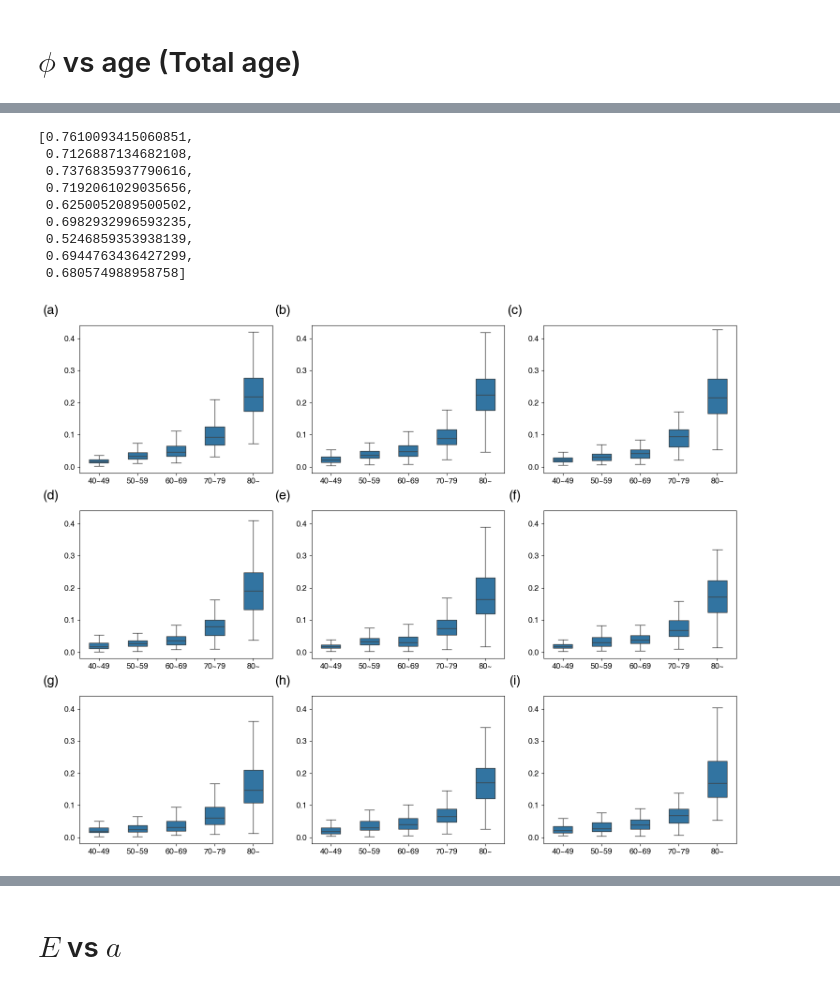
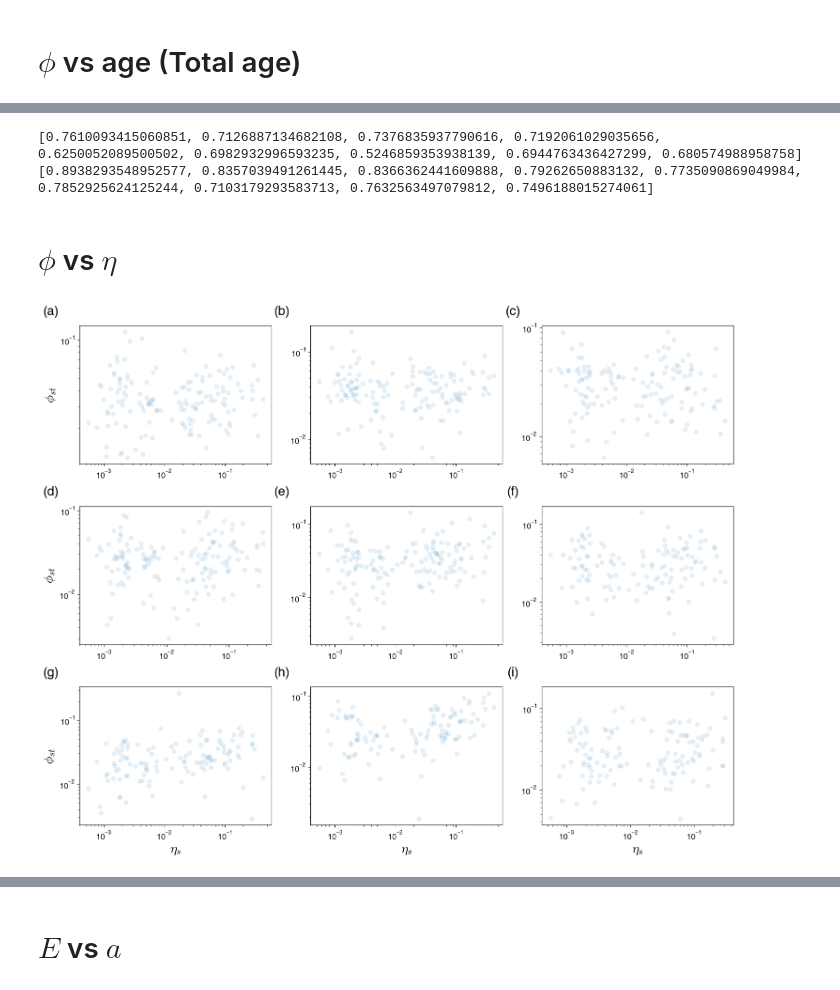
Before and after one commit to kwyosu7/Tuberculosis_hospital_optimization, a Jupyter notebook: article_figure.ipynb, the cells around one changed output, grey strips where cells are left out. Saved outputs shown, nothing was run; the diff lists cells and outputs as text; code cells hidden in the pictures.

```diff
--- a/article_figure.ipynb
+++ b/article_figure.ipynb
@@ -84,60 +111,60 @@ plt.show()
-# %%
-corr_list
-# %% [output]
-[0.7610093415060851,
- 0.7126887134682108,
- 0.7376835937790616,
- 0.7192061029035656,
- 0.6250052089500502,
- 0.6982932996593235,
- 0.5246859353938139,
- 0.6944763436427299,
- 0.680574988958758]
+# %%
+print(Pcorr_list)
+print(Scorr_list)
+# %% [output]
+[0.7610093415060851, 0.7126887134682108, 0.7376835937790616, 0.7192061029035656, 0.6250052089500502, 0.6982932996593235, 0.5246859353938139, 0.6944763436427299, 0.680574988958758]
+[0.8938293548952577, 0.8357039491261445, 0.8366362441609888, 0.79262650883132, 0.7735090869049984, 0.7852925624125244, 0.7103179293583713, 0.7632563497079812, 0.7496188015274061]
+# %% [markdown]
+# $\phi$ vs $\eta$
 # %%
 title_pos = [-0.15, 1.1]
 title_size = 20
 title_list = ['a', 'b', 'c', 'd', 'e', 'f', 'g', 'h', 'i']
 
 fig = plt.figure(figsize=(15, 12))
 gs = GridSpec(3, 3, figure=fig)
 c = 0
-corr_list = []
-age_labels = ["40~49", "50~59", "60~69", "70~79", "80~"]
-
+Pcorr_list = []
+Scorr_list = []
+# age_labels = ["40~49", "50~59", "60~69", "70~79", "80~"]
+colors = ['#8ec579', '#c6e2bc', '#ffffff', '#c0a5c8', '#804b90']
 for year in range(2014, 2023):
     path = '/home/users/YongsungKwon/workplace/Yongpyter/Tuberculosis_hospital_optimization/data_result/data_over40/'+str(year)+'_40.txt'
     data = pd.read_csv(path, sep=',')
     N = data.iloc[:, 6:15].copy().mul(data['N'], axis=0)
     D = data.iloc[:, 15:24].copy().mul(data['D'],axis=0)
+    eta = data['h'] / data['A']
     phi_df = D.iloc[:, :] / N.iloc[:, :].values
     phi_df.columns = phi_df.columns.str.slice(start=2)
-    age_list = []
-    age_label_list = []
+
     phi_list = []
-    age_num_list = [45, 55, 65, 75, 85]
-    for i in range(5):
-        age_list+=[age_num_list[i]]*len(data)
-        age_label_list+=[age_labels[i]]*len(data)
+    eta_list = []
+    for i in range(5)[1:2]:
         phi_list+=list(phi_df[phi_df.columns[4:][i]])
-    corr, p_value = pearsonr(age_list, phi_list)
-    corr_list.append(corr)
+        eta_list+=list(eta)
+    pcorr, p_value = pearsonr(eta_list, phi_list)
+    Pcorr_list.append(pcorr)
+    scorr, p_value = spearmanr(eta_list, phi_list)
+    Scorr_list.append(scorr)
 
     ax = fig.add_subplot(gs[c // 3, c % 3])
-    sns.boxplot(x=age_label_list, y=phi_list, ax=ax, width=0.5, showfliers=False)
-
-    # ax.set_xlim(-1, 5)
-    ax.set_ylim(-0.02, 0.44)
-    # ax.set_xticks(range(5))
-    # ax.set_xticklabels(age_num_list)
+    # sns.boxplot(x=age_label_list, y=phi_list, ax=ax, width=0.5, showfliers=False, palette=colors)
+    ax.scatter(eta_list, phi_list, alpha=0.1)
+    # ax.set_ylim(-0.02, 0.44)
+    if c >5:ax.set_xlabel(r'$\eta_s$',size=20)
+    if c %3 == 0: ax.set_ylabel(r'$\phi_{st}$',size=20)
+    ax.set_xscale('log')
+    ax.set_yscale('log')
 
     ax.tick_params(axis='x', labelsize=12)
     ax.tick_params(axis='y', labelsize=12)
 
     ax.text(title_pos[0], title_pos[1], f'({title_list[c]})', fontsize=title_size,
             ha='center', va='center', transform=ax.transAxes)
     c += 1
 
 plt.tight_layout()
+# plt.savefig('/home/users/YongsungKwon/workplace/Yongpyter/Tuberculosis_hospital_optimization/data_result/figure/phi_age.pdf', format='pdf', transparent=True)
 plt.show()
 # %% [output]
-[figure, old version]
+[figure, new version]
```
Also changed, not shown: parts of 4 cells of this notebook.
